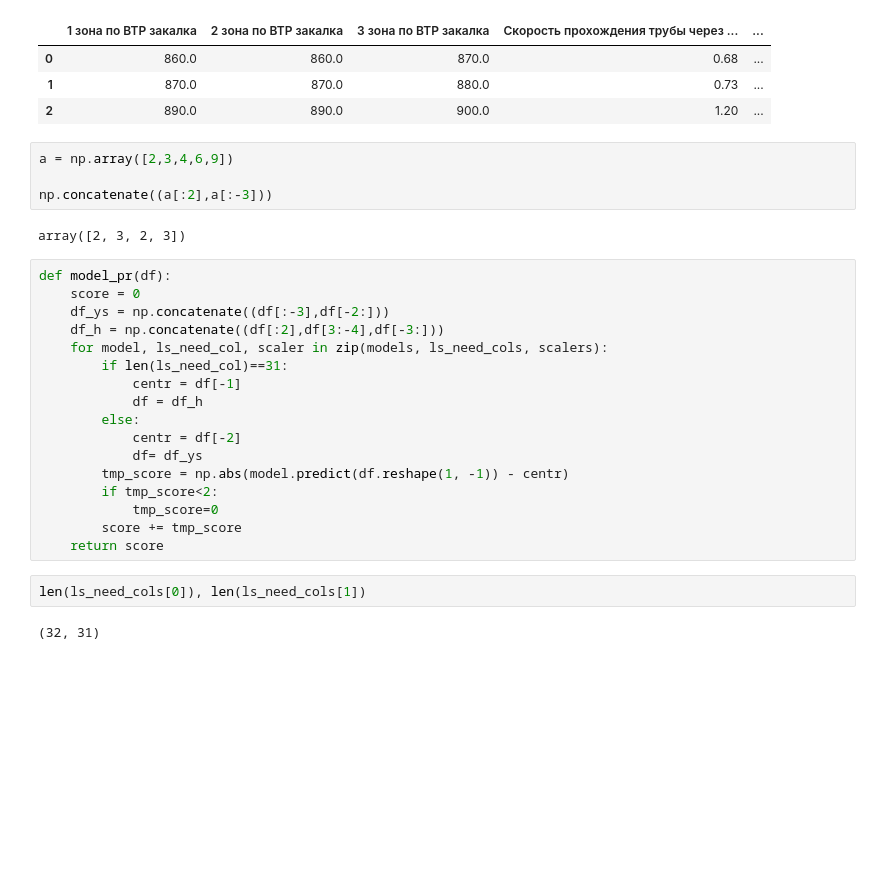
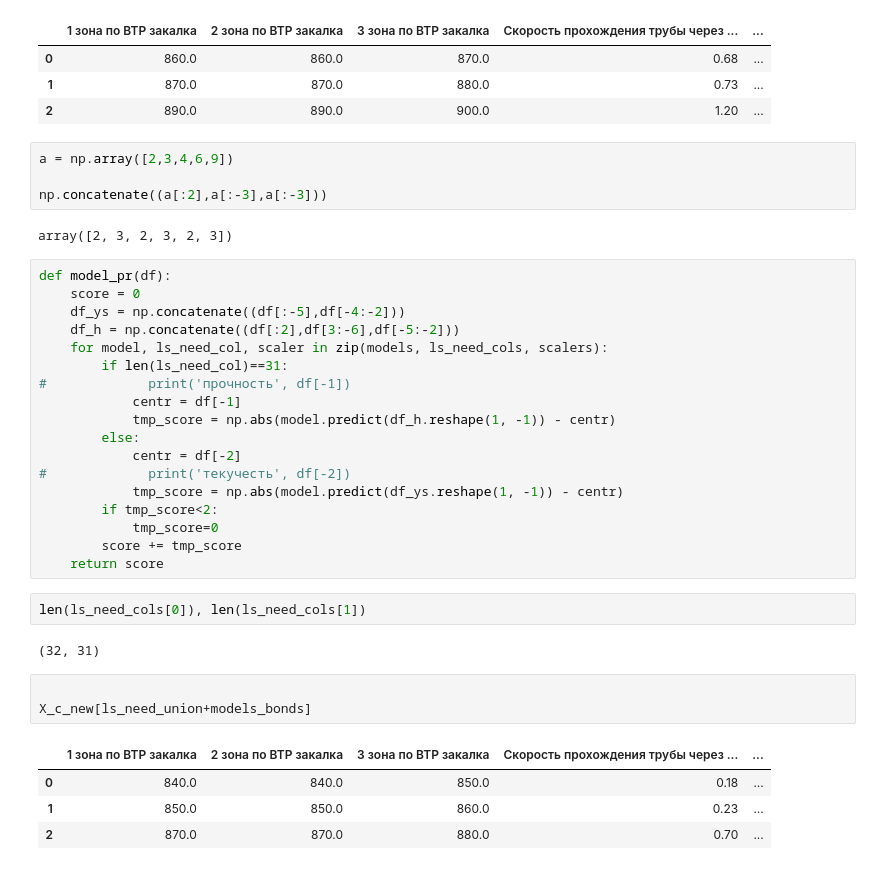
Before and after one commit to ChelpipeBigDataTeam/PNTZ, a Jupyter notebook: Optimizer-Copy1.ipynb, the cells around one changed output. Drawn from its saved outputs; the diff is of its cells as text; blank space fills up the shorter version.

```diff
--- a/Optimizer-Copy1.ipynb
+++ b/Optimizer-Copy1.ipynb
@@ -304,22 +304,23 @@ X_c
 # %%
 a = np.array([2,3,4,6,9])
 
-np.concatenate((a[:2],a[:-3]))
+np.concatenate((a[:2],a[:-3],a[:-3]))
 # %% [output]
-array([2, 3, 2, 3])
+array([2, 3, 2, 3, 2, 3])
 # %%
 def model_pr(df):
     score = 0
-    df_ys = np.concatenate((df[:-3],df[-2:]))
-    df_h = np.concatenate((df[:2],df[3:-4],df[-3:]))
+    df_ys = np.concatenate((df[:-5],df[-4:-2]))
+    df_h = np.concatenate((df[:2],df[3:-6],df[-5:-2]))
     for model, ls_need_col, scaler in zip(models, ls_need_cols, scalers):
         if len(ls_need_col)==31:
+#             print('прочность', df[-1])
             centr = df[-1]
-            df = df_h
+            tmp_score = np.abs(model.predict(df_h.reshape(1, -1)) - centr)
         else:
             centr = df[-2]
-            df= df_ys
-        tmp_score = np.abs(model.predict(df.reshape(1, -1)) - centr)
+#             print('текучесть', df[-2])
+            tmp_score = np.abs(model.predict(df_ys.reshape(1, -1)) - centr)
         if tmp_score<2:
             tmp_score=0
         score += tmp_score
@@ -328,4 +329,12 @@ def model_pr(df):
 len(ls_need_cols[0]), len(ls_need_cols[1])
 # %% [output]
 (32, 31)
+# %%
+
+X_c_new[ls_need_union+models_bonds]
+# %% [output]
+|  | 1 зона по ВТР закалка | 2 зона по ВТР закалка | 3 зона по ВТР закалка | Скорость прохождения трубы через ... | ... |
+| 0 | 840.0 | 840.0 | 850.0 | 0.18 | ... |
+| 1 | 850.0 | 850.0 | 860.0 | 0.23 | ... |
+| 2 | 870.0 | 870.0 | 880.0 | 0.70 | ... |
 # %%
```
Also changed, not shown: parts of 1 cell of this notebook.
